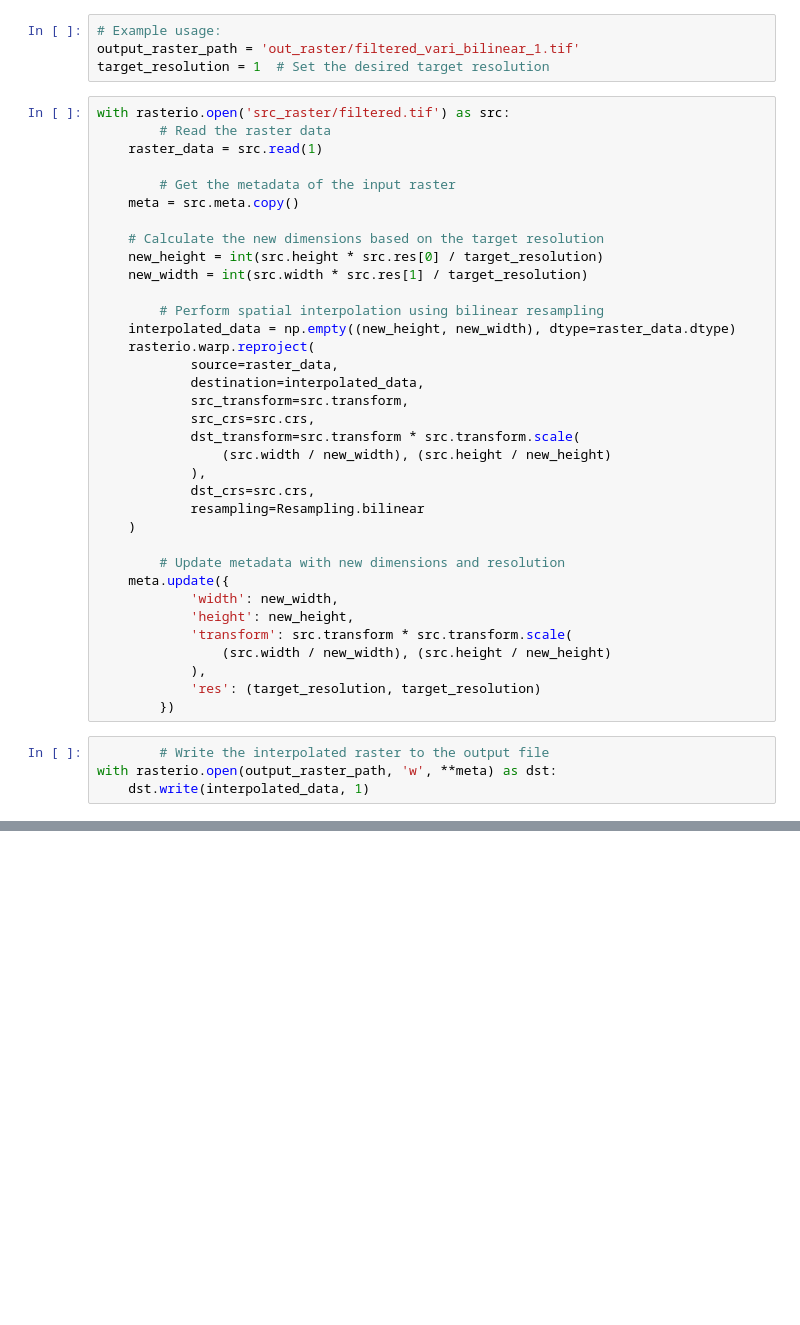
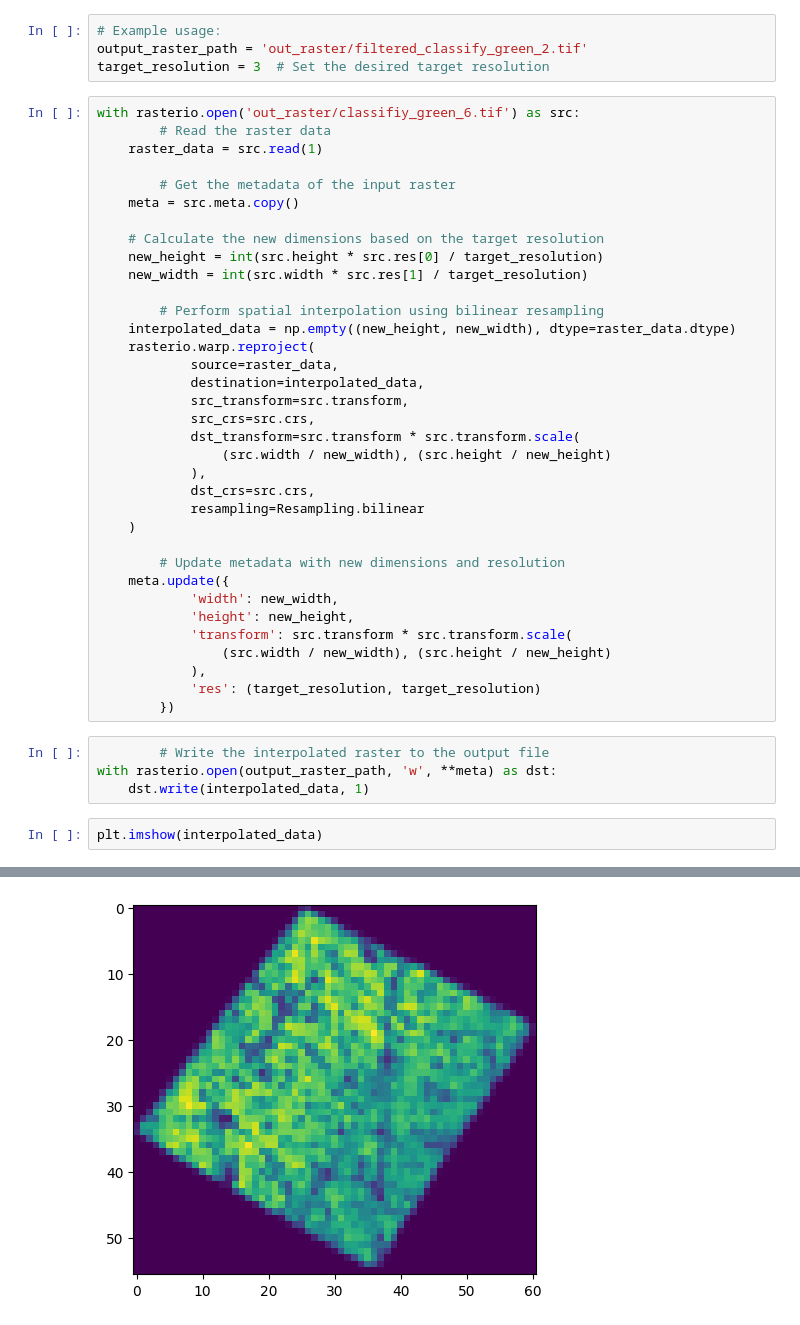
Before and after one commit to sipcoffee/generating__shapefiles, a Jupyter notebook: raster_process.ipynb, the cells around one changed output, grey strips where cells are left out. Cells and saved outputs as stored; diff of their text form; blank space fills up the shorter version.

```diff
--- a/raster_process.ipynb
+++ b/raster_process.ipynb
@@ -38,9 +38,9 @@ plt.imshow(vari)
 # %%
 # Example usage:
-output_raster_path = 'out_raster/filtered_vari_bilinear_1.tif'
-target_resolution = 1  # Set the desired target resolution
+output_raster_path = 'out_raster/filtered_classify_green_2.tif'
+target_resolution = 3  # Set the desired target resolution
 # %%
-with rasterio.open('src_raster/filtered.tif') as src:
+with rasterio.open('out_raster/classifiy_green_6.tif') as src:
         # Read the raster data
     raster_data = src.read(1)
 
@@ -78,3 +78,6 @@ with rasterio.open('src_raster/filtered.tif') as src:
         # Write the interpolated raster to the output file
 with rasterio.open(output_raster_path, 'w', **meta) as dst:
     dst.write(interpolated_data, 1)
+# %%
+plt.imshow(interpolated_data)
+# %% [output]
@@ -80,0 +85 @@ with rasterio.open(output_raster_path, 'w', **meta) as dst:
+[figure, added]
```
Also changed, not shown: parts of 4 cells of this notebook, 5 other files.
